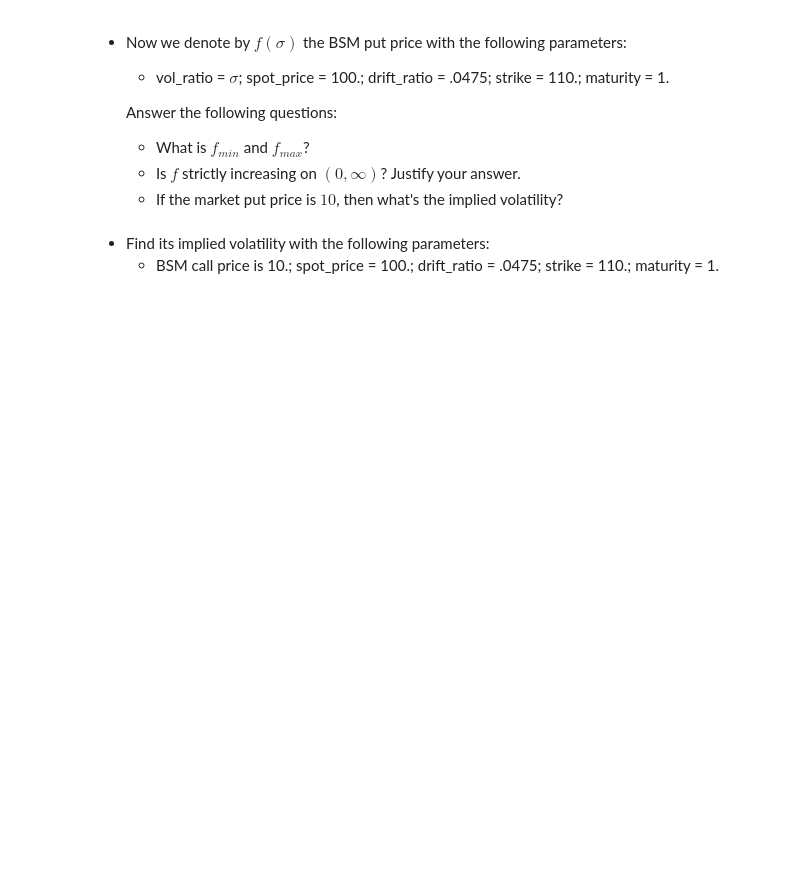
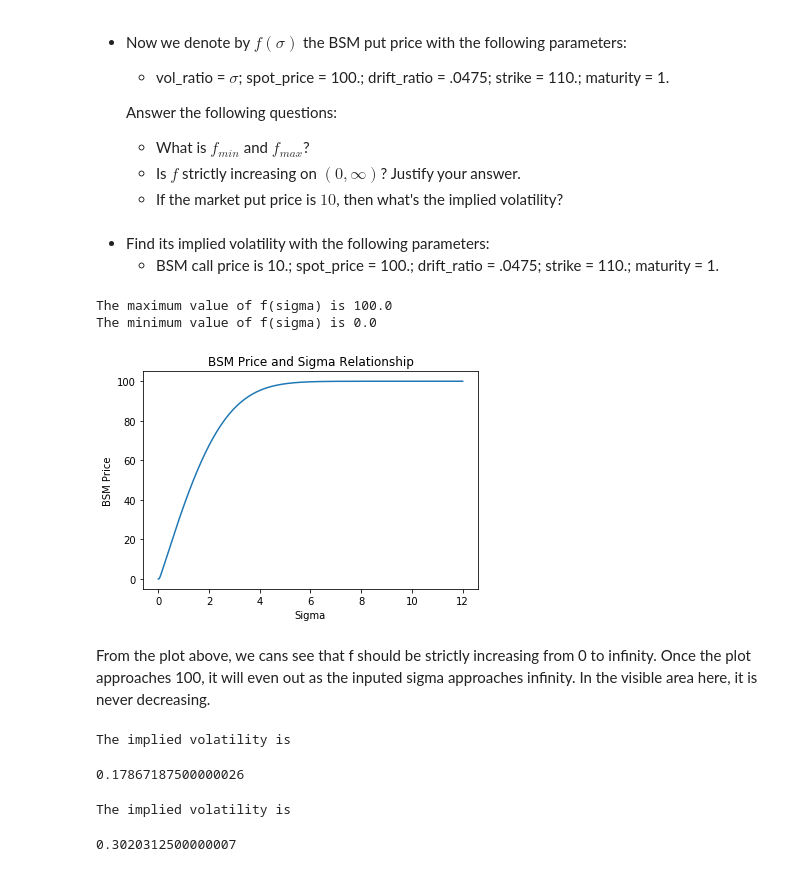
Before and after one commit to gwenostergren/20MA573, a Jupyter notebook: src/HW03_All_Parts.ipynb, the cells around one changed output. Cells and saved outputs as stored; diff of their text form; code cells hidden in the pictures; blank space fills up the shorter version.

```diff
--- a/src/HW03_All_Parts.ipynb
+++ b/src/HW03_All_Parts.ipynb
@@ -209,3 +223,42 @@ In both cases, as sigma or the maturity increases, the BSM price increases. I be
 # %% [markdown]
 - Find its implied volatility with the following parameters:
   - BSM call price is 10.;  spot_price = 100.; drift_ratio = .0475; strike = 110.; maturity = 1.
+# %%
+##What is fmin and fmax in these conditions?##
+
+option2_voltest = VanillaOption(otype= -1, strike= 110, maturity= 1.)
+
+sig_vol_list = []
+sig_list = np.arange(0.0001, 1000., 1.)
+
+for i in sig_list:
+  sig_vol_test = Gbm(init_state= 100., drift_ratio = 0.0475, vol_ratio = i)
+  sig_vol_list.append(sig_vol_test.bsm_price(option1_bsmtest))
+
+max_bsm_price = max(sig_vol_list)
+min_bsm_price = min(sig_vol_list)
+
+print("The maximum value of f(sigma) is " + str(max_bsm_price))
+print("The minimum value of f(sigma) is " + str(min_bsm_price))
+# %% [output]
+The maximum value of f(sigma) is 100.0
+The minimum value of f(sigma) is 0.0
+# %%
+##Is f strictly increasing from 0 to infinity?##
+
+sig_vol_list = []
+sig_list = np.arange(0.0001, 12., 0.001)
+
+for i in sig_list:
+  sig_vol_test = Gbm(init_state= 100., drift_ratio = 0.0475, vol_ratio = i)
+  sig_vol_list.append(sig_vol_test.bsm_price(option1_bsmtest))
+
+plt.plot(sig_list, sig_vol_list)
+plt.xlabel('Sigma')
+plt.ylabel('BSM Price')
+plt.title('BSM Price and Sigma Relationship');
+plt.show()
+# %% [output]
+[figure, added]
+# %% [markdown]
+From the plot above, we cans see that f should be strictly increasing from 0 to infinity. Once the plot approaches 100, it will even out as the inputed sigma approaches infinity. In the visible area here, it is never decreasing.
@@ -211,0 +274,21 @@ In both cases, as sigma or the maturity increases, the BSM price increases. I be
+# %%
+##If the market put price is 10, what is the implied volatility? ##
+
+gbm1 = Gbm(init_state= 100., drift_ratio= 0.0475)
+option3_voltest = VanillaOption(otype= -1, strike= 110, market_price= 10, maturity= 1.)
+
+print("The implied volatility is " )
+implied_volatility(gbm1, option3_voltest)
+# %% [output]
+The implied volatility is
+0.17867187500000026
+# %%
+#Find its implied volatility within the following parameters
+option4_iv = VanillaOption(otype= 1, strike= 110, market_price= 10, maturity= 1.)
+gbm2= Gbm(init_state=100, drift_ratio= 0.0475)
+
+print("The implied volatility is " )
+implied_volatility(gbm1, option4_iv)
+# %% [output]
+The implied volatility is
+0.3020312500000007
```
Also changed, not shown: parts of 7 cells of this notebook.
